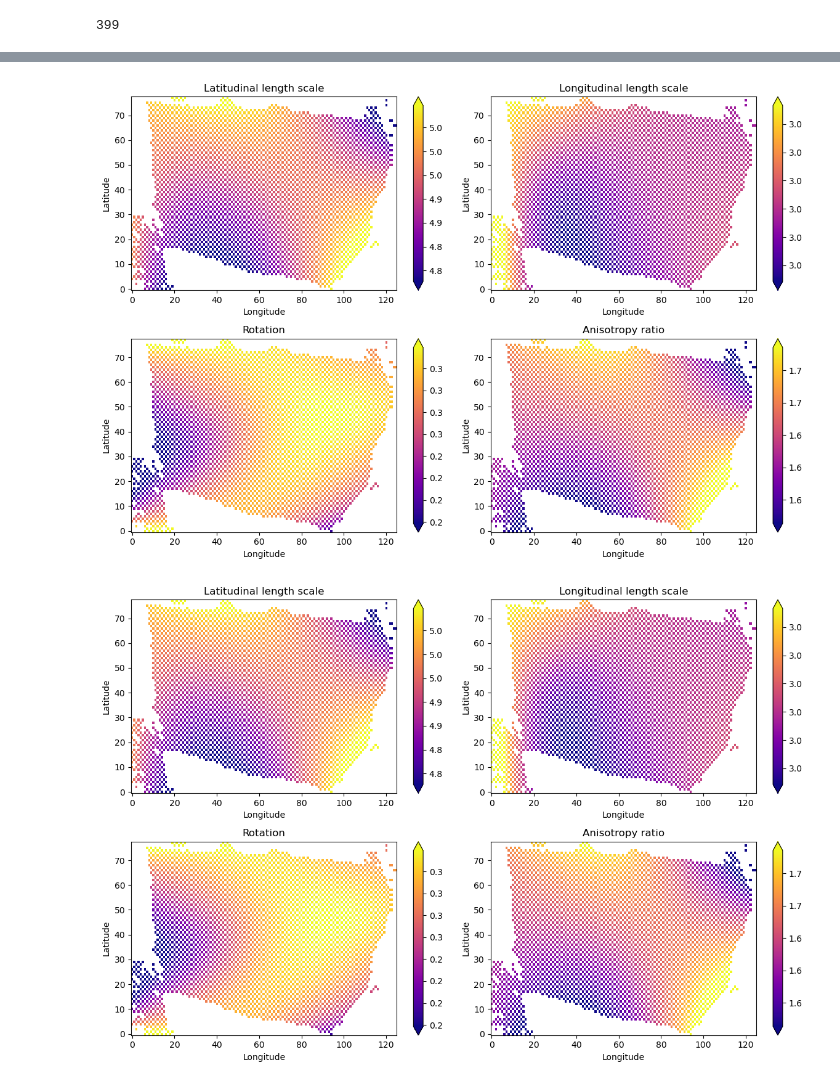
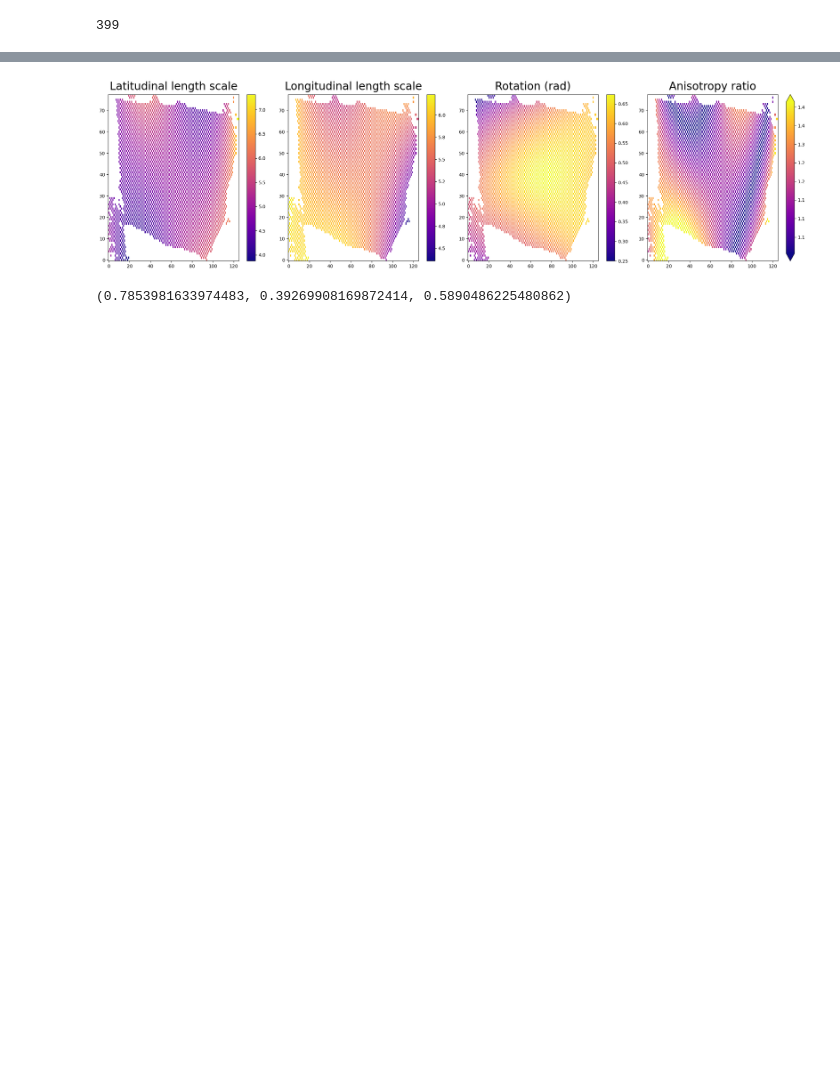
Before and after one commit to daniel-s-cunha/SOFM, a Jupyter notebook: Untitled.ipynb, the cells around one changed output, grey strips where cells are left out. Saved outputs shown, nothing was run; the diff lists cells and outputs as text; code cells hidden in the pictures; blank space fills up the shorter version.

```diff
--- a/Untitled.ipynb
+++ b/Untitled.ipynb
@@ -37,8 +37,8 @@ int(da.shape[0]/9)
 399
 # %%
 k = 7
-mod = sofm.SOFM(da, k, nonstationary=True, max_lag = 2, block_sz=1, n_blocks=400)
+mod = sofm.SOFM(da, k, nonstationary=True, max_lag = 100, block_sz=1, n_blocks=400)
 #mod.spatcov_.plot_holdout()
-mod.fit()
+mod.fit(lss = [3,5,7], rots = [0, np.pi/8, 2*np.pi/8])
 sc = mod.spatcov_
 # %% [output]
@@ -58,5 +60,4 @@ mod.plot_loadings()
 # %%
-sc.plot_nonstationary_spatcov()
+fig = sc.plot_nonstationary_spatcov()
 # %% [output]
-[figure, old version]
+[figure, new version]
-[figure, removed]
@@ -62,0 +66,4 @@ sc.plot_nonstationary_spatcov()
+# %%
+2*np.pi/8,np.pi/8, 3*np.pi/16
+# %% [output]
+(0.7853981633974483, 0.39269908169872414, 0.5890486225480862)
```
Also changed, not shown: parts of 9 cells of this notebook, 9 other files.
